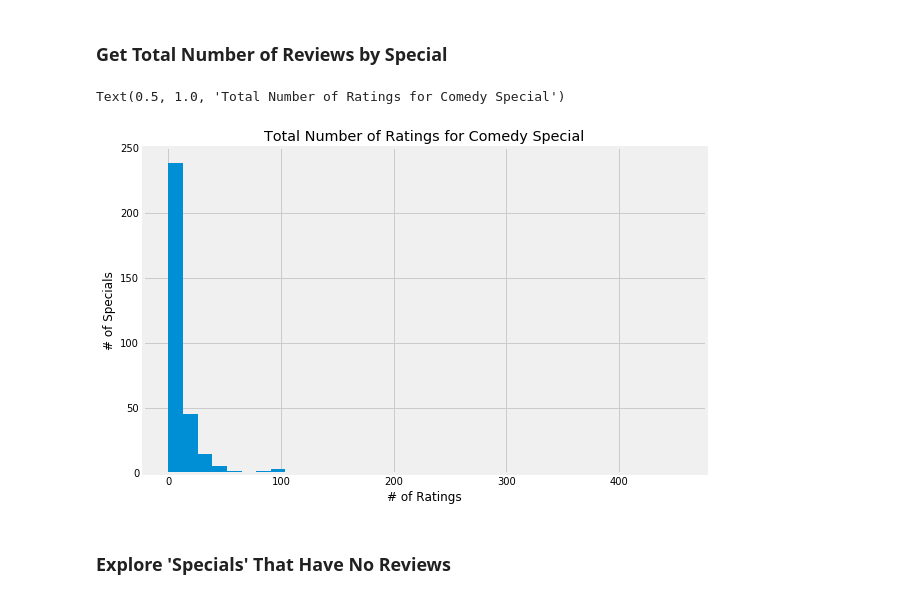
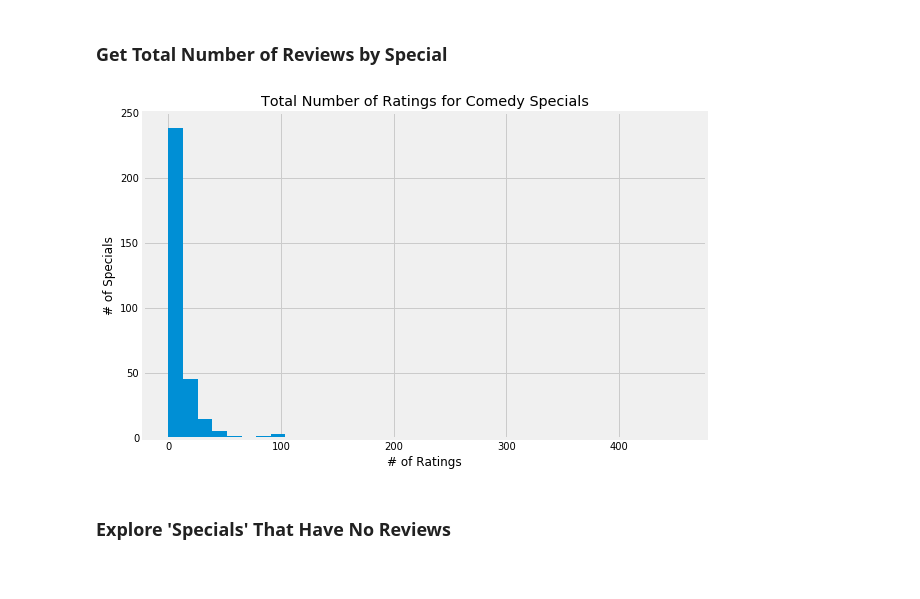
Before and after one commit to isaac-campbell-smith/Comedy_of_Errors, a Jupyter notebook: EDA.ipynb, the cells around one changed output. Drawn from its saved outputs; the diff is of its cells as text; code cells hidden in the pictures.

```diff
--- a/EDA.ipynb
+++ b/EDA.ipynb
@@ -83,13 +94,13 @@ special_counts = (reviews > 0).sum(axis=0)
 # %%
 fig, ax = plt.subplots(figsize=(9, 6))
 
 ax.hist(special_counts, bins=35)
 ax.set_xlabel('# of Ratings')
 ax.set_ylabel('# of Specials')
-ax.set_title('Total Number of Ratings for Comedy Special')
+ax.set_title('Total Number of Ratings for Comedy Specials')
+plt.savefig('figs/specialcounts.png')
 # %% [output]
-Text(0.5, 1.0, 'Total Number of Ratings for Comedy Special')
-[figure, old version]
+[figure, new version]
 # %% [markdown]
 ### Explore 'Specials' That Have No Reviews
 # %%
```
Also changed, not shown: parts of 6 cells of this notebook, 26 other files.
